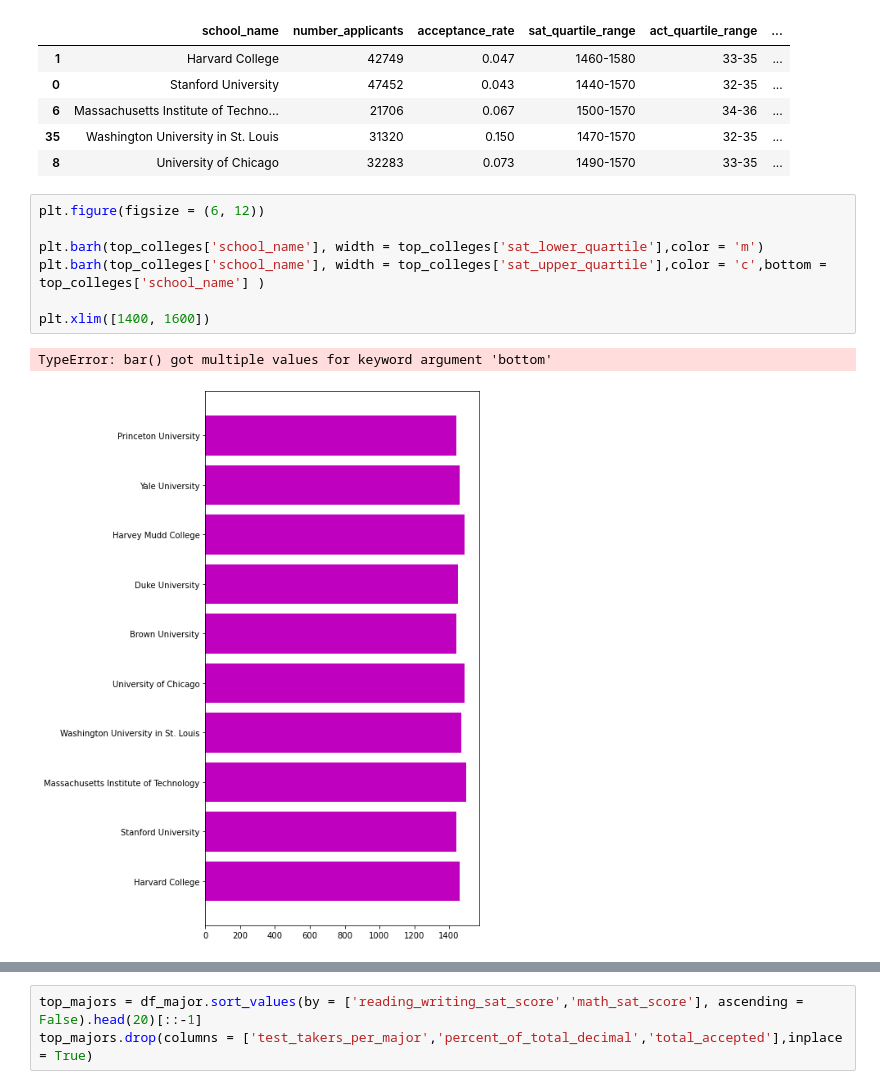
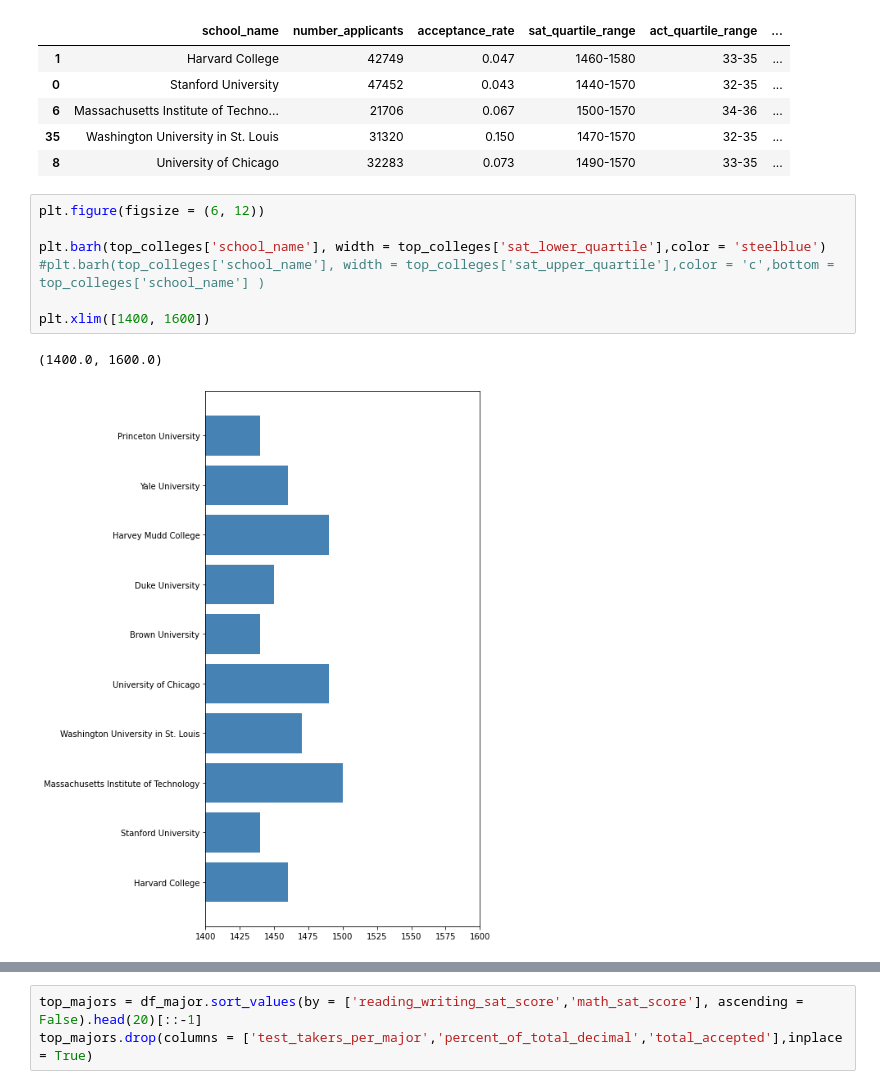
Before and after one commit to manutej/college-bound, a Jupyter notebook: code/project_1_sat.ipynb, the cells around one changed output, grey strips where cells are left out. Cells and saved outputs as stored; diff of their text form.

```diff
--- a/code/project_1_sat.ipynb
+++ b/code/project_1_sat.ipynb
@@ -963,13 +964,13 @@ top_colleges.head()
 # %%
 plt.figure(figsize = (6, 12))
 
-plt.barh(top_colleges['school_name'], width = top_colleges['sat_lower_quartile'],color = 'm')
-plt.barh(top_colleges['school_name'], width = top_colleges['sat_upper_quartile'],color = 'c',bottom = top_colleges['school_name'] )
+plt.barh(top_colleges['school_name'], width = top_colleges['sat_lower_quartile'],color = 'steelblue')
+#plt.barh(top_colleges['school_name'], width = top_colleges['sat_upper_quartile'],color = 'c',bottom = top_colleges['school_name'] )
 
 plt.xlim([1400, 1600])
 # %% [output]
-TypeError: bar() got multiple values for keyword argument 'bottom'
+(1400.0, 1600.0)
-[figure, old version]
+[figure, new version]
 # %%
 b1 = plt.barh(top_colleges['school_name'], top_colleges['sat_lower_quartile'], color="cyan")
 
```
Also changed, not shown: parts of 15 cells of this notebook.
